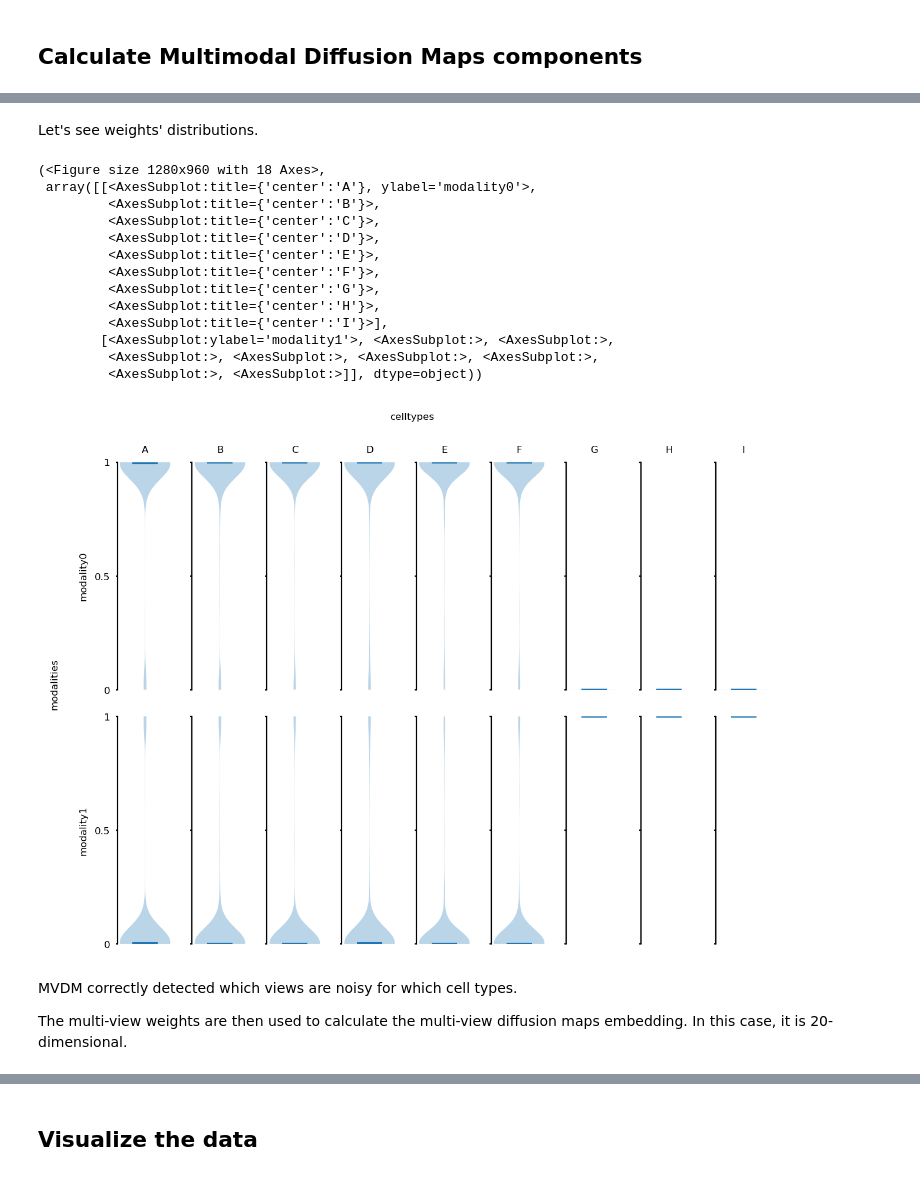
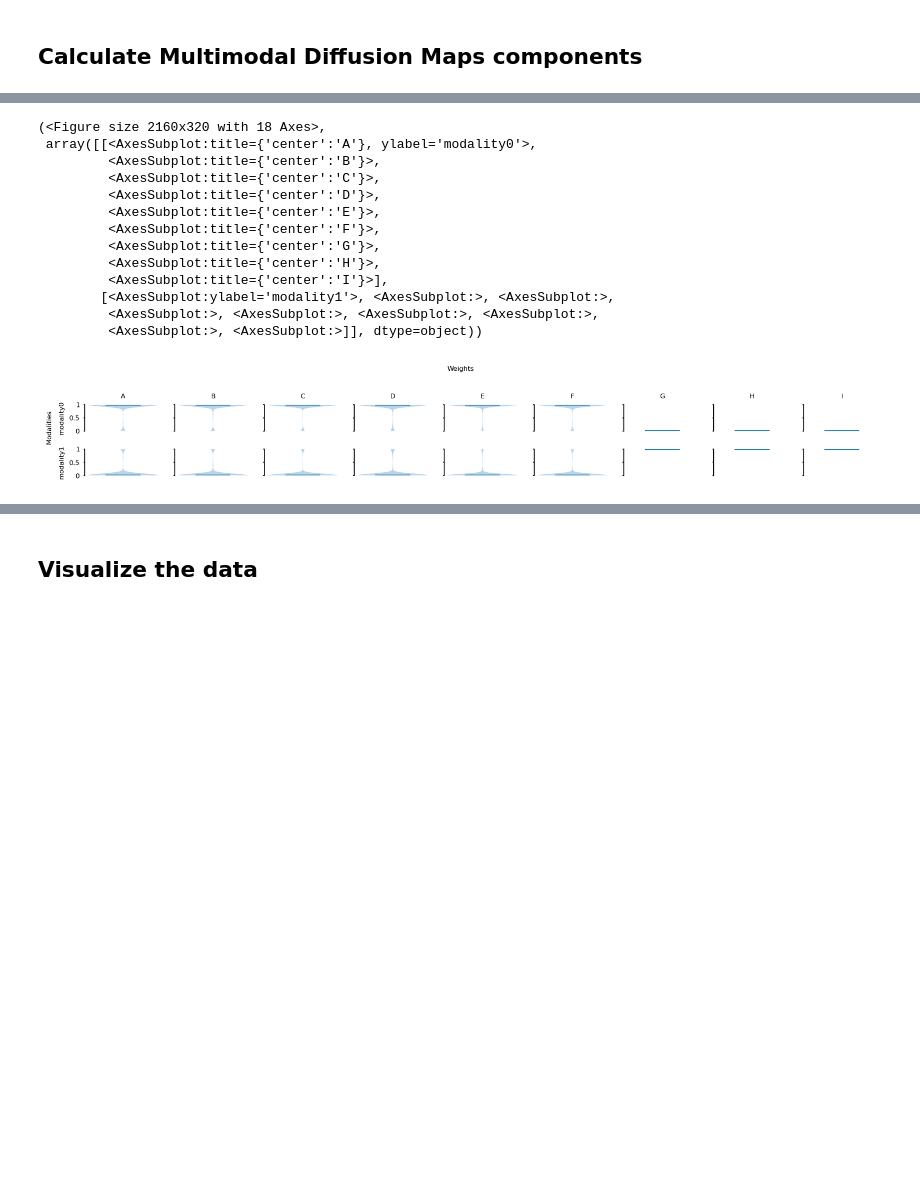
Before and after one commit to TabakaLab/ocelli, a Jupyter notebook: docs/source/notebooks/sparse-transitions.ipynb, the cells around one changed output, grey strips where cells are left out. Saved outputs shown, nothing was run; the diff lists cells and outputs as text; code cells hidden in the pictures; blank space fills up the shorter version.

```diff
--- a/docs/source/notebooks/sparse-transitions.ipynb
+++ b/docs/source/notebooks/sparse-transitions.ipynb
@@ -55,26 +43,20 @@ AnnData object with n_obs × n_vars = 4500 × 1
-# %% [markdown]
-Let's see weights' distributions.
 # %%
-oci.pl.weights(adata)
+oci.pl.weights(adata, grouping_key='celltype')
 # %% [output]
-(<Figure size 1280x960 with 18 Axes>,
+(<Figure size 2160x320 with 18 Axes>,
  array([[<AxesSubplot:title={'center':'A'}, ylabel='modality0'>,
          <AxesSubplot:title={'center':'B'}>,
          <AxesSubplot:title={'center':'C'}>,
          <AxesSubplot:title={'center':'D'}>,
          <AxesSubplot:title={'center':'E'}>,
          <AxesSubplot:title={'center':'F'}>,
          <AxesSubplot:title={'center':'G'}>,
          <AxesSubplot:title={'center':'H'}>,
          <AxesSubplot:title={'center':'I'}>],
         [<AxesSubplot:ylabel='modality1'>, <AxesSubplot:>, <AxesSubplot:>,
          <AxesSubplot:>, <AxesSubplot:>, <AxesSubplot:>, <AxesSubplot:>,
          <AxesSubplot:>, <AxesSubplot:>]], dtype=object))
-[figure, old version]
+[figure, new version]
-# %% [markdown]
-MVDM correctly detected which views are noisy for which cell types.
-
-The multi-view weights are then used to calculate the multi-view diffusion maps embedding. In this case, it is 20-dimensional.
 # %%
 oci.tl.MDM(adata, n_components=20, unimodal_norm=False, verbose=True, random_state=SEED)
 adata
```
Also changed, not shown: parts of 19 cells of this notebook, 13 other files.
